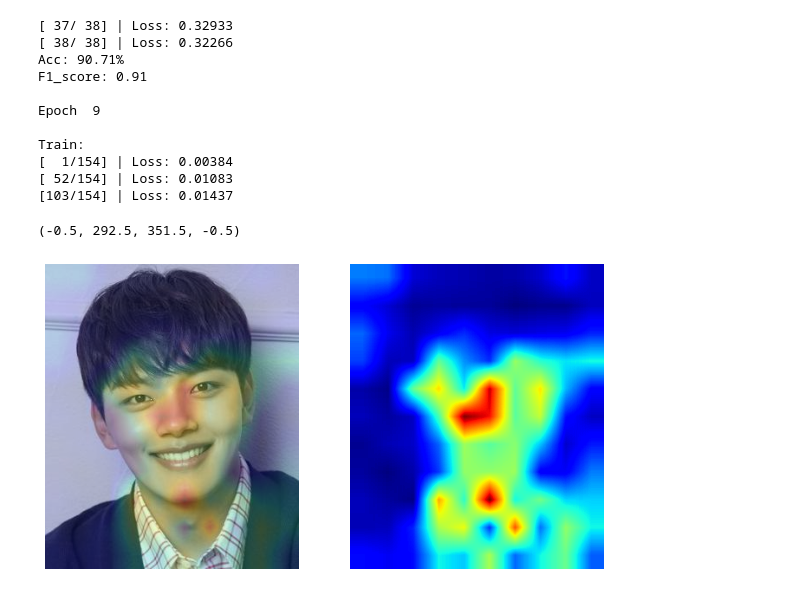
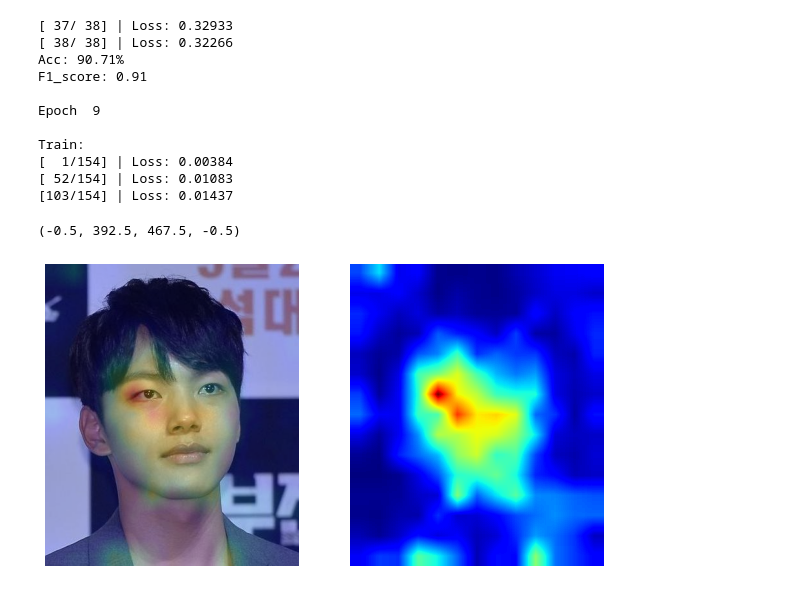
Before and after one commit to boostcampaitech3/final-project-level3-cv-03, a Jupyter notebook: Model Part/Base classification.ipynb, the cells around one changed output. Drawn from its saved outputs; the diff is of its cells as text; code cells hidden in the pictures.

```diff
--- a/Model Part/Base classification.ipynb
+++ b/Model Part/Base classification.ipynb
@@ -466,34 +466,34 @@ cam_transform = A.Compose([
                         ToTensorV2()
                         ])
 # %%
-img_path = './data/images/여진구/여진구_002.jpg'
+img_path = './data/images/공유/공유_003.jpg'
 
 img = cv2.imread(img_path)
 img = cv2.cvtColor(img, cv2.COLOR_BGR2RGB).astype(np.float32)
 img /= 255.0
 
 transformed = cam_transform(image=img)
 img = transformed['image']
 shape = img.shape
 
 model = model.to(device)
 feature_map = model.features(img.unsqueeze(0).to(device)).to('cpu').detach().squeeze()
 weight = list(model.classifier.parameters())[0].to('cpu')
 pred_cls = model(img.unsqueeze(0).to(device)).argmax()
 
 cam_img = CAM(feature_map, weight, pred_cls, shape)
 
 fig = plt.figure(figsize = (10, 10))
 plt.jet()
 ax = fig.add_subplot(121)
 
 ax.imshow(img.permute([1,2,0]))
 ax.imshow(cam_img, alpha = 0.2)
 ax.axis('off')
 
 ax = fig.add_subplot(122)
 ax.imshow(cam_img)
 ax.axis('off')
 # %% [output]
-(-0.5, 292.5, 351.5, -0.5)
+(-0.5, 392.5, 467.5, -0.5)
-[figure, old version]
+[figure, new version]
```
